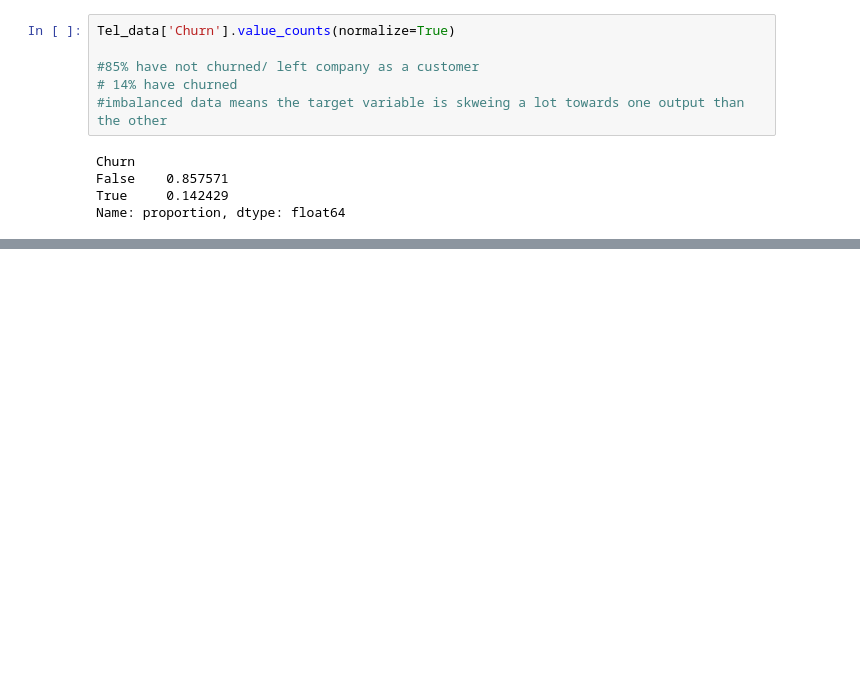
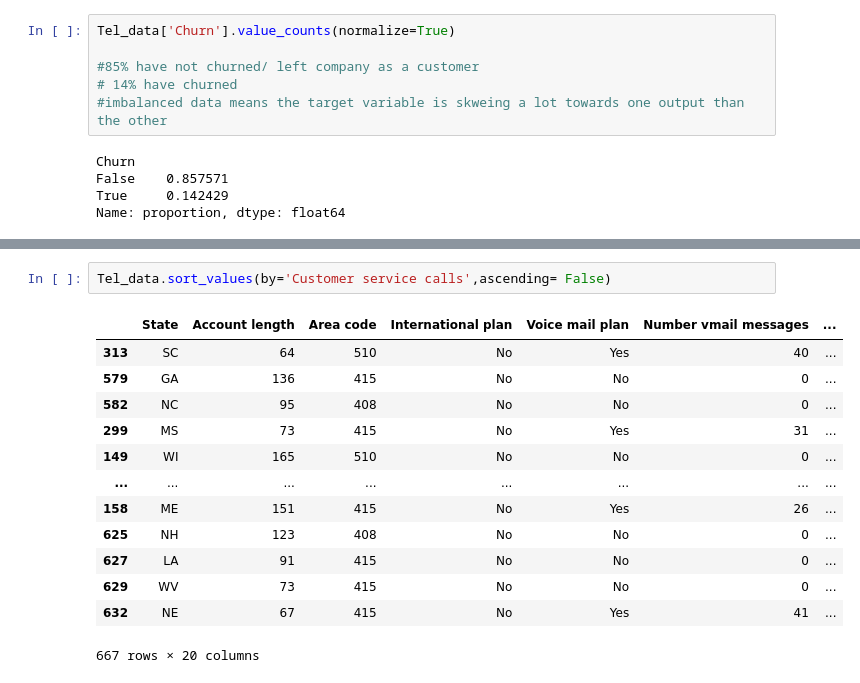
Before and after one commit to NikitaaArora/Ineuron, a Jupyter notebook: EDA/file.ipynb, the cells around one changed output, grey strips where cells are left out. Cells and saved outputs as stored; diff of their text form; blank space fills up the shorter version.

```diff
--- a/EDA/file.ipynb
+++ b/EDA/file.ipynb
@@ -326,0 +362,16 @@ Name: proportion, dtype: float64
+# %%
+Tel_data.sort_values(by='Customer service calls',ascending= False)
+# %% [output]
+|  | State | Account length | Area code | International plan | Voice mail plan | Number vmail messages | ... |
+| 313 | SC | 64 | 510 | No | Yes | 40 | ... |
+| 579 | GA | 136 | 415 | No | No | 0 | ... |
+| 582 | NC | 95 | 408 | No | No | 0 | ... |
+| 299 | MS | 73 | 415 | No | Yes | 31 | ... |
+| 149 | WI | 165 | 510 | No | No | 0 | ... |
+| ... | ... | ... | ... | ... | ... | ... | ... |
+| 158 | ME | 151 | 415 | No | Yes | 26 | ... |
+| 625 | NH | 123 | 408 | No | No | 0 | ... |
+| 627 | LA | 91 | 415 | No | No | 0 | ... |
+| 629 | WV | 73 | 415 | No | No | 0 | ... |
+| 632 | NE | 67 | 415 | No | Yes | 41 | ... |
+667 rows × 20 columns
```
Also changed, not shown: parts of 6 cells of this notebook.
